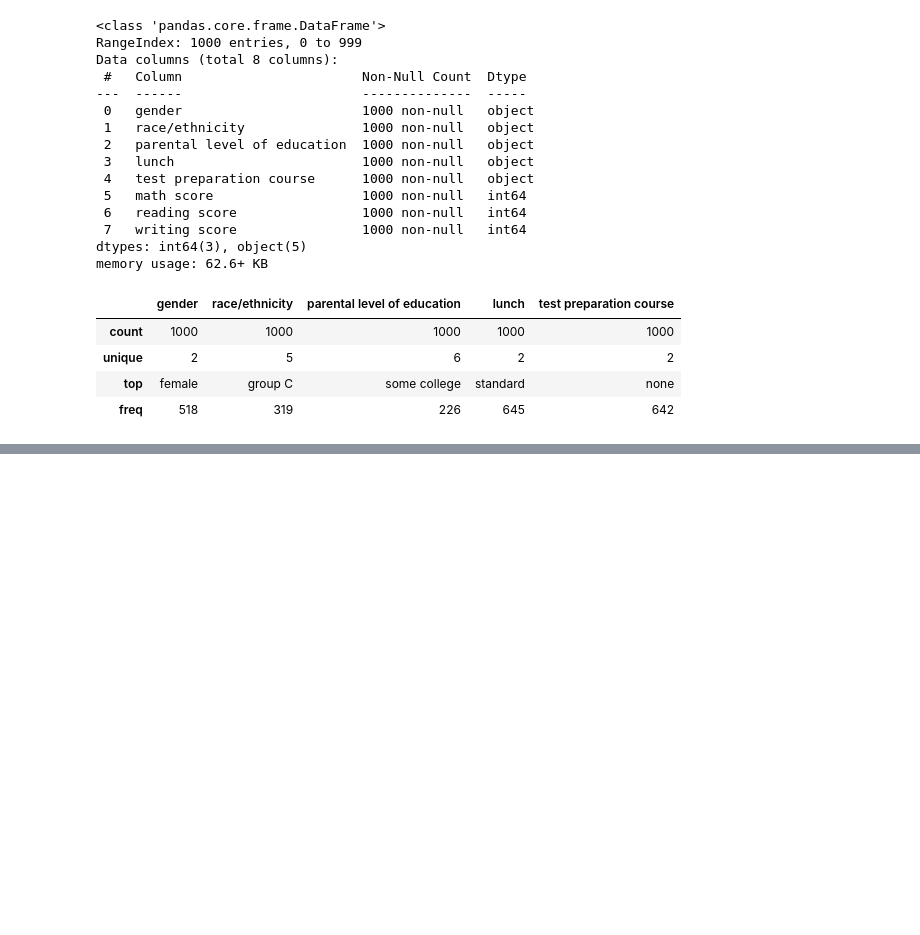
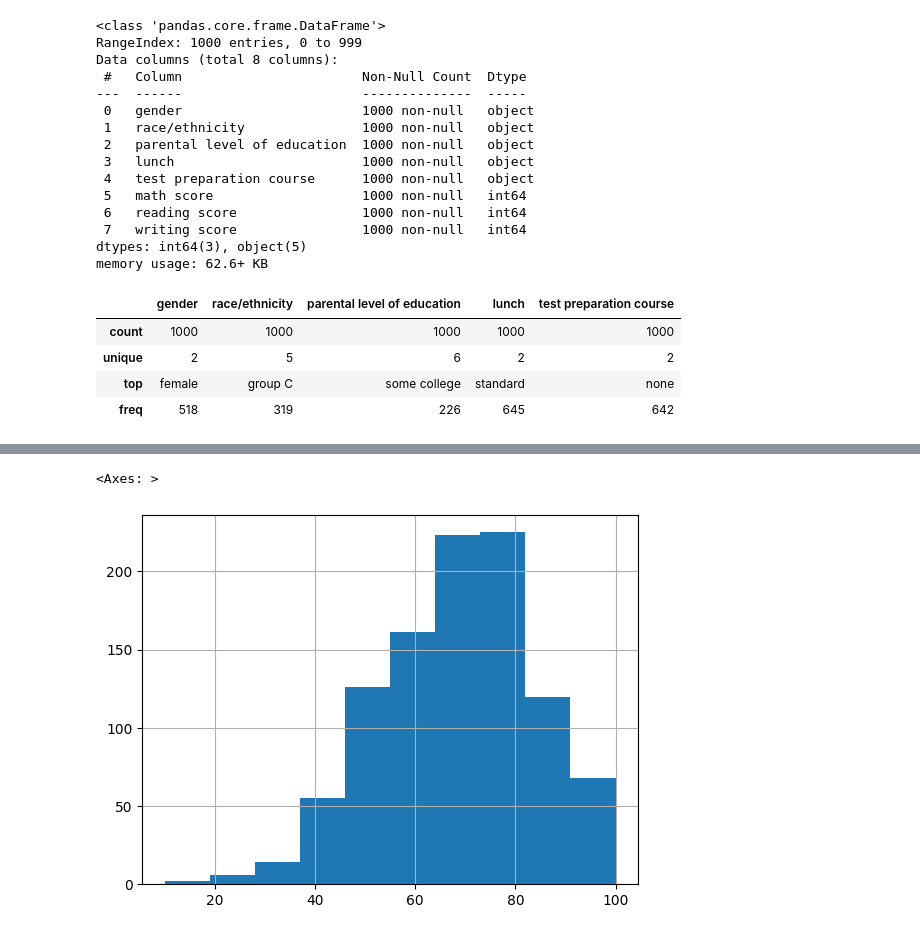
Before and after one commit to sanodyaJinadasa/Data-Visualization, a Jupyter notebook: Untitled7.ipynb, the cells around one changed output, grey strips where cells are left out. Cells and saved outputs as stored; diff of their text form; code cells hidden in the pictures; blank space fills up the shorter version.

```diff
--- a/Untitled7.ipynb
+++ b/Untitled7.ipynb
@@ -92,0 +274,5 @@ display(df.describe(include='object'))
+# %%
+df['writing_score'].hist()
+# %% [output]
+<Axes: >
+[figure, added]
```
Also changed, not shown: parts of 30 cells of this notebook.
